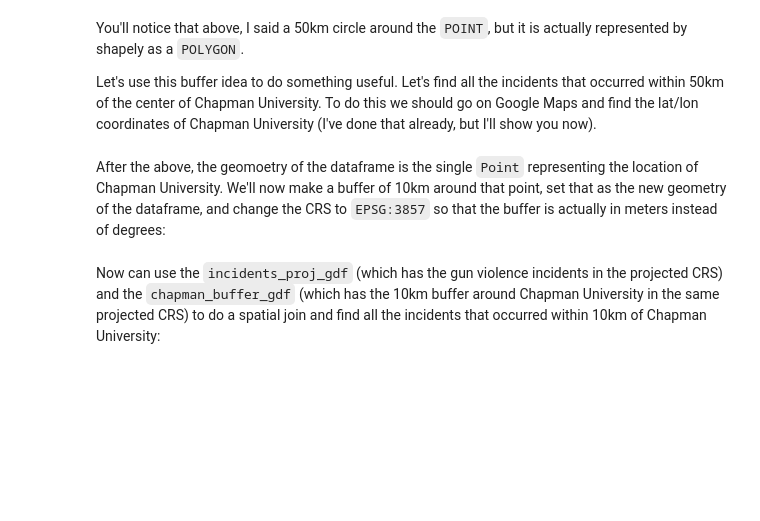
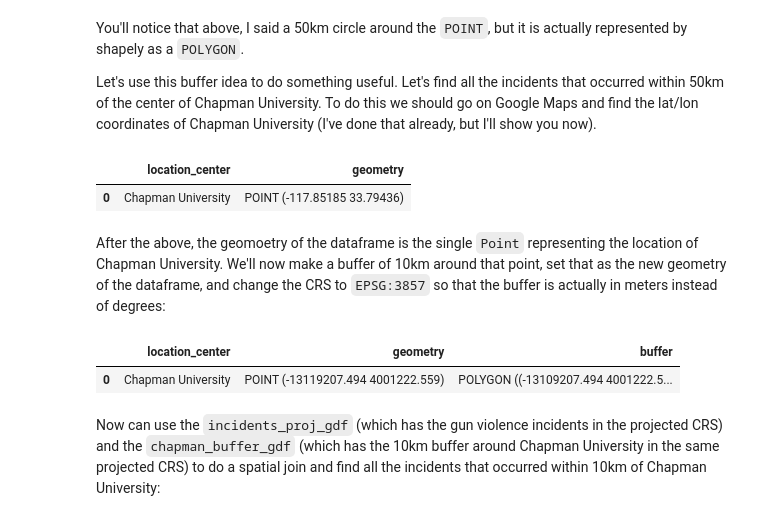
Before and after one commit to ChapmanMSBA/bus675_s26, a Jupyter notebook: lectures/Lecture_06_Time_Series_Geospatial.ipynb, the cells around one changed output. Drawn from its saved outputs; the diff is of its cells as text; code cells hidden in the pictures; blank space fills up the shorter version.

```diff
--- a/lectures/Lecture_06_Time_Series_Geospatial.ipynb
+++ b/lectures/Lecture_06_Time_Series_Geospatial.ipynb
@@ -1106,21 +1091,25 @@ Let's use this buffer idea to do something useful. Let's find all the incidents
 # %%
 # Spatial join example: Find incidents within a certain distance of a city
 # First, create a point for a location (e.g., Chapman University)
+# obtained from Google Maps lookup: 33.79449047875514, -117.85147742273166
 chapman = Point(-117.85184607722191, 33.79435739202488) # I found this point using Google Maps, but note that the order Google Maps gives is (lat, lon) while the order we want is (lon, lat)
 chapman_gdf = gpd.GeoDataFrame(
     {'location_center': ['Chapman University']},
     geometry=[chapman],
     crs='EPSG:4326'
 )
+chapman_gdf.head()
+# %% [output]
+|  | location_center | geometry |
+| 0 | Chapman University | POINT (-117.85185 33.79436) |
 # %% [markdown]
 After the above, the geomoetry of the dataframe is the single `Point` representing the location of Chapman University. We'll now make a buffer of 10km around that point, set that as the new geometry of the dataframe, and change the CRS to `EPSG:3857` so that the buffer is actually in meters instead of degrees:
 # %%
 # Create buffer around Chapman University (approximately 10km)
 # For accurate distance, we should use a projected CRS
 chapman_proj_gdf = chapman_gdf.to_crs(epsg=3857)
 chapman_proj_gdf['buffer'] = chapman_proj_gdf.geometry.buffer(10000)  # 10km
-
-# Set the buffer as the geometry
-chapman_buffer_gdf = chapman_proj_gdf.set_geometry('buffer') # We made a new geodataframe, chapman_buffer_gdf, because each geodataframe can only have one "active" geometry column at a time.
-# Transform incidents to same CRS
-incidents_proj_gdf = incidents_gdf.to_crs(epsg=3857)
+chapman_proj_gdf
+# %% [output]
+|  | location_center | geometry | buffer |
+| 0 | Chapman University | POINT (-13119207.494 4001222.559) | POLYGON ((-13109207.494 4001222.5... |
```
Also changed, not shown: parts of 8 cells of this notebook.
